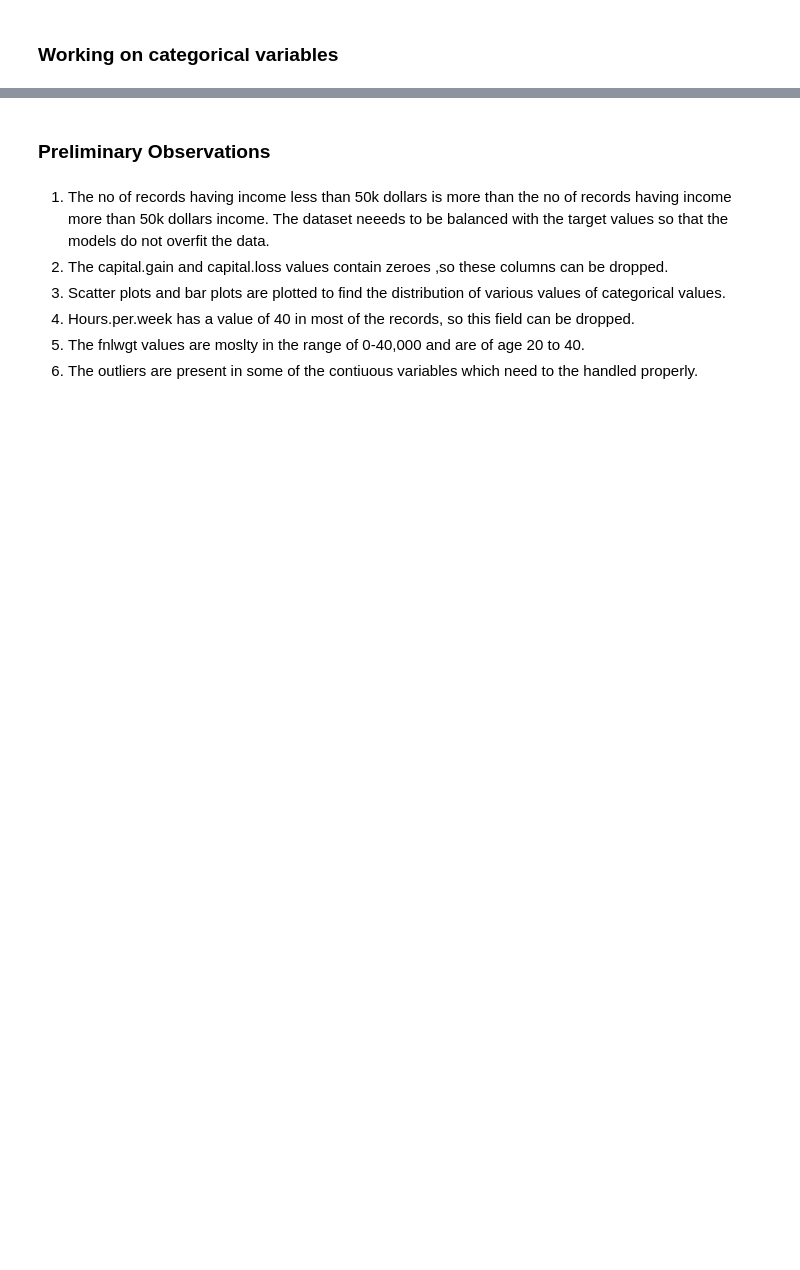
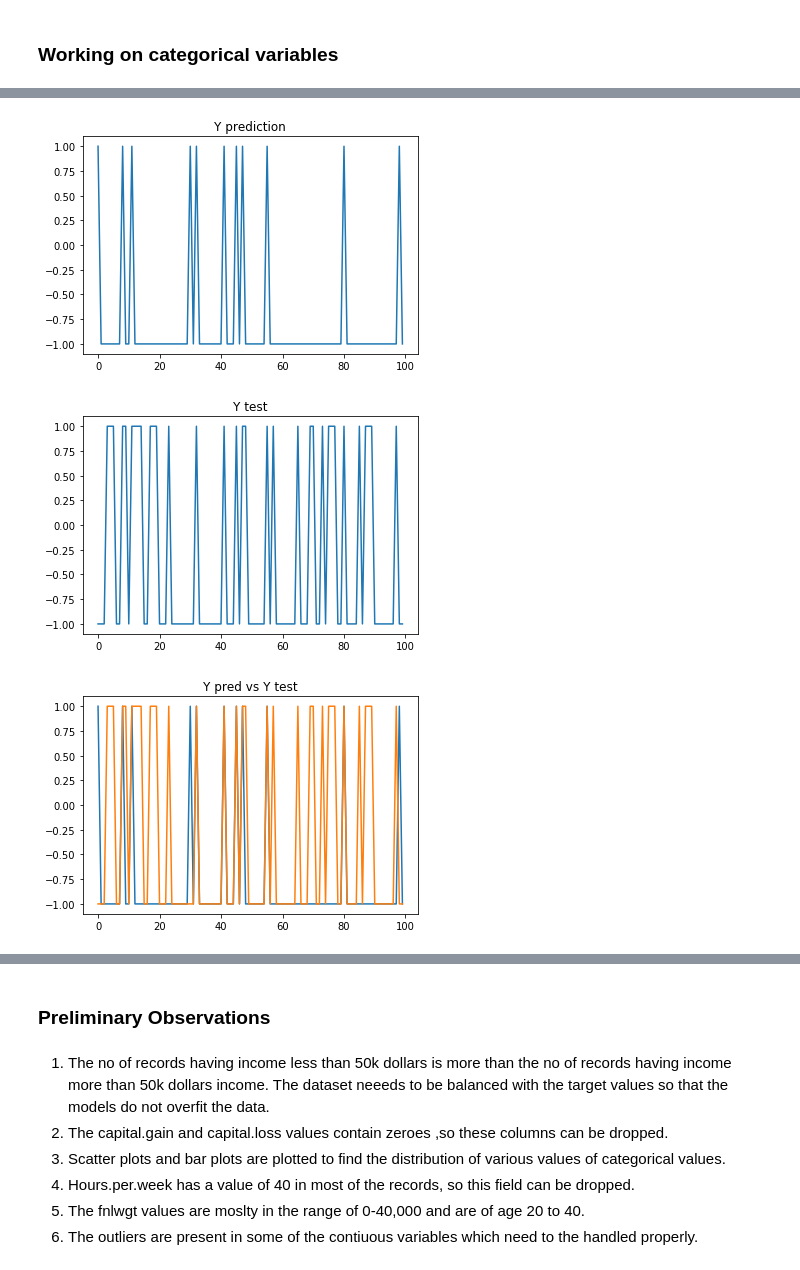
Before and after one commit to Akhil-18/Prediction-of-Adult-Income-based-on-Census-Data, a Jupyter notebook: Project_Deliverable_3.ipynb, the cells around one changed output, grey strips where cells are left out. Drawn from its saved outputs; the diff is of its cells as text; code cells hidden in the pictures; blank space fills up the shorter version.

```diff
--- a/Project_Deliverable_3.ipynb
+++ b/Project_Deliverable_3.ipynb
@@ -458,0 +614,15 @@ df1['income'].value_counts()
+# %%
+plt.title("Y prediction")
+plt.plot(pred_y[0:100])
+plt.show()
+plt.title("Y test")
+plt.plot(y_test[0:100])
+plt.show()
+plt.title("Y pred vs Y test")
+plt.plot(pred_y[0:100])
+plt.plot(y_test[0:100])
+plt.show()
+# %% [output]
+[figure, added]
+[figure, added]
+[figure, added]
```
Also changed, not shown: parts of 29 cells of this notebook.
